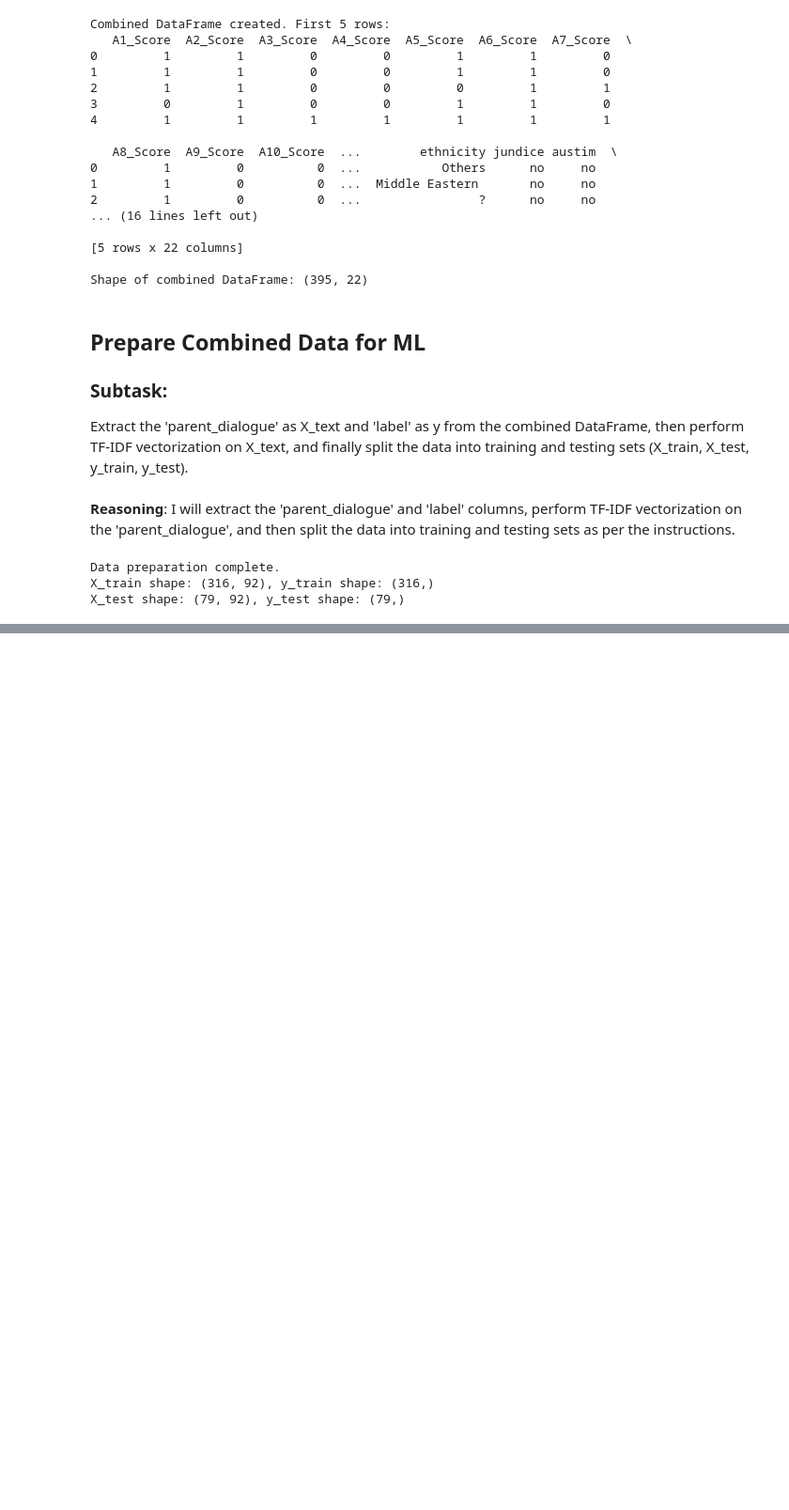
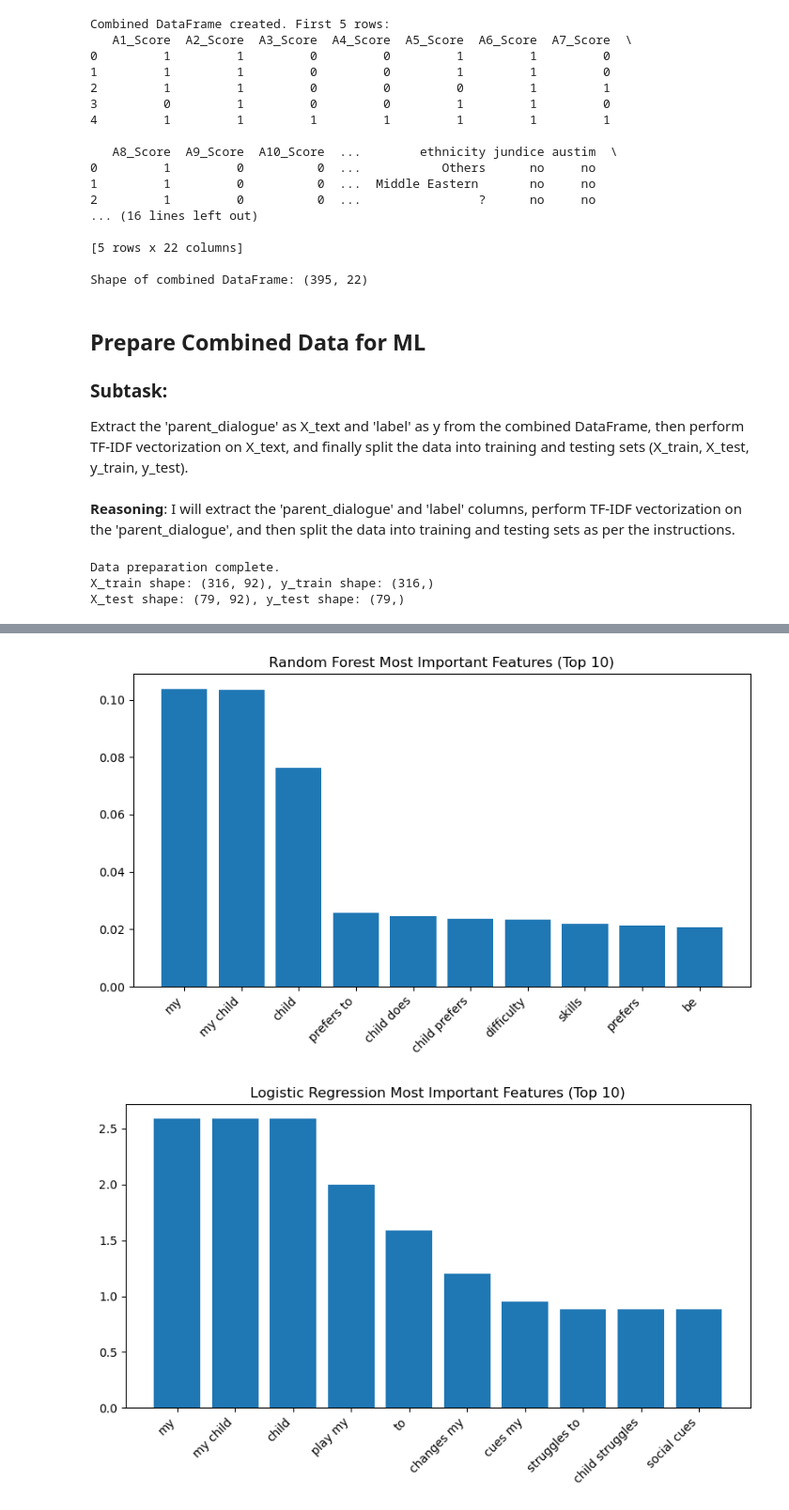
Before and after one commit to Abhiksahu3092/Autism_detection, a Jupyter notebook: test (1).ipynb, the cells around one changed output, grey strips where cells are left out. Shown at 94% size. Cells and saved outputs as stored; diff of their text form; code cells hidden in the pictures; blank space fills up the shorter version.

```diff
--- a/test (1).ipynb
+++ b/test (1).ipynb
@@ -497,0 +376,27 @@ Parameters: { "use_label_encoder" } are not used.
+# %%
+# 4. Feature Importance/Weights for All Models
+importances_dict = {}
+feature_names = vectorizer.get_feature_names_out()
+
+# Random Forest
+if hasattr(rf, 'feature_importances_'):
+    importances_dict['Random Forest'] = rf.feature_importances_
+# Logistic Regression
+if hasattr(lr, 'coef_'):
+    importances_dict['Logistic Regression'] = lr.coef_[0]
+# LinearSVC
+if hasattr(svm, 'coef_'):
+    importances_dict['LinearSVC'] = svm.coef_[0]
+
+# Plotting
+for model_name, importances in importances_dict.items():
+    indices = np.argsort(np.abs(importances))[::-1][:10]  # Top 10 by absolute value
+    plt.figure(figsize=(8, 5))
+    plt.title(f'{model_name} Most Important Features (Top 10)')
+    plt.bar(range(len(indices)), importances[indices], align='center')
+    plt.xticks(range(len(indices)), [feature_names[i] for i in indices], rotation=45, ha='right')
+    plt.tight_layout()
+    plt.show()
+# %% [output]
+[figure, added]
+[figure, added]
```
Also changed, not shown: parts of 28 cells of this notebook.
